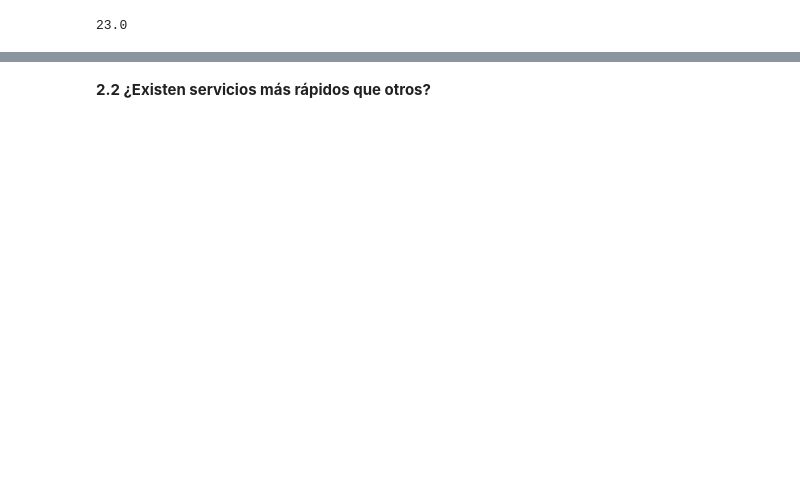
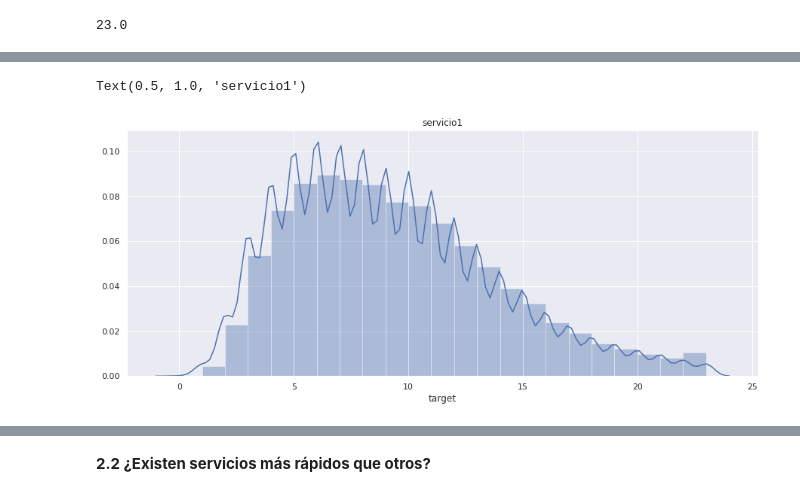
Before and after one commit to manquius/series_temporales, a Jupyter notebook: Practico1.ipynb, the cells around one changed output, grey strips where cells are left out. Saved outputs shown, nothing was run; the diff lists cells and outputs as text; code cells hidden in the pictures; blank space fills up the shorter version.

```diff
--- a/Practico1.ipynb
+++ b/Practico1.ipynb
@@ -694,0 +683,7 @@ plt.xticks(rotation=90)
+# %%
+plt.figure(figsize=(15,6))
+sb.distplot(df_serv[(df_serv['target']<24)&(df_serv['service']==1)]['target'], bins=23)
+plt.title('servicio1')
+# %% [output]
+Text(0.5, 1.0, 'servicio1')
+[figure, added]
```
Also changed, not shown: parts of 24 cells of this notebook.
